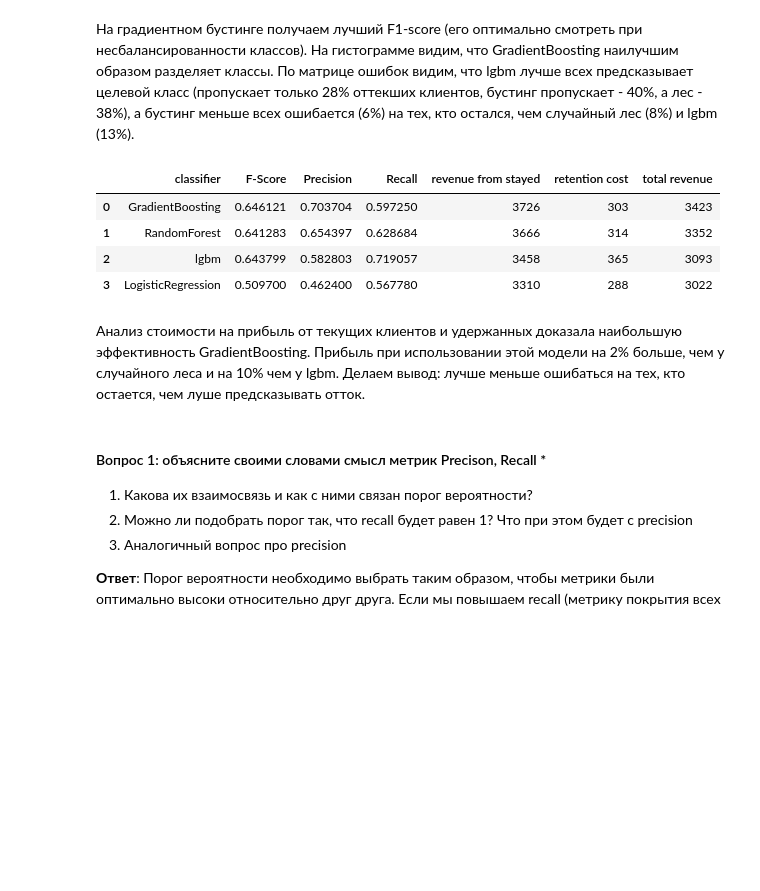
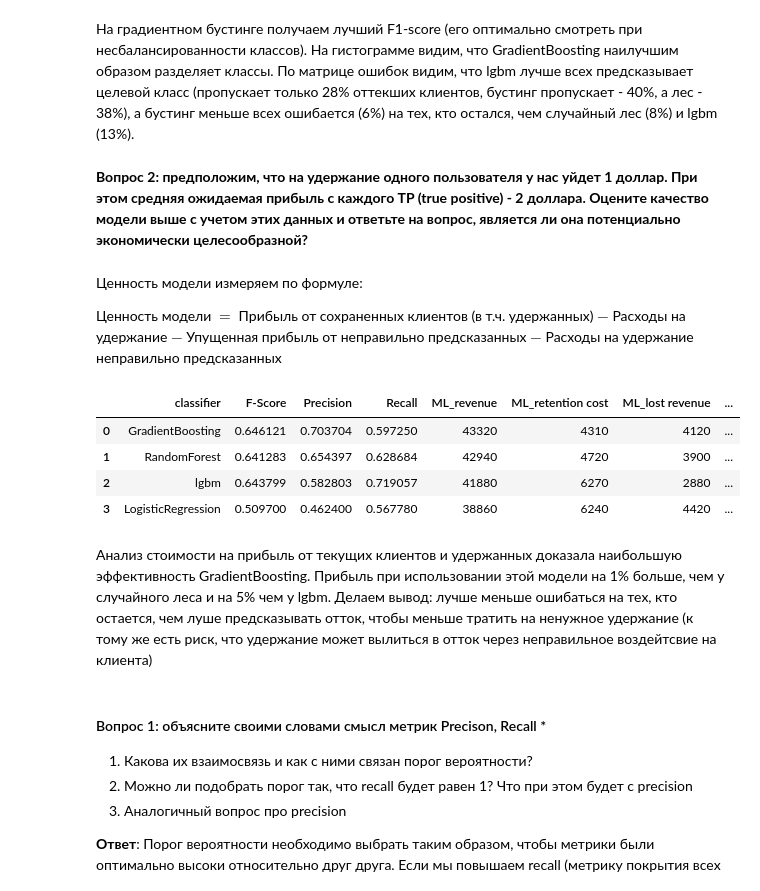
Before and after one commit to asplv/ML_in_bussiness, a Jupyter notebook: hw5/Churn_hw5.ipynb, the cells around one changed output. Saved outputs shown, nothing was run; the diff lists cells and outputs as text; code cells hidden in the pictures; blank space fills up the shorter version.

```diff
--- a/hw5/Churn_hw5.ipynb
+++ b/hw5/Churn_hw5.ipynb
@@ -102,15 +102,32 @@ def plot_confusion_matrix(cm, classes,
         print('Confusion matrix, without normalization')
 
     # считаем деньги
-    retention_rate = 1
-    revenue__from_stayed_rate = 2
-    revenue_from_stayed = cm[0][0]*revenue__from_stayed_rate
+    # Ценность модели = Прибыль c ML - Прибыль без ML
+
+    retention_rate = 10
+    revenue_rate = 20
+
+    revenue = cm[1][1]*revenue_rate + cm[0][0]*revenue_rate
+    lost_revenue = cm[1][0]*revenue_rate
+
     retention_cost = cm[1][1]*retention_rate
-    print(f'Total revenue:{revenue_from_stayed-retention_cost}$')
+    extra_retention_cost = cm[0][1]*retention_rate
 
-    results['revenue from stayed'].append(revenue_from_stayed)
-    results['retention cost'].append(retention_cost)
-    results['total revenue'].append(revenue_from_stayed-retention_cost)
+
+    # получили прибыль со всех, кто остался в банке, вычли расходы на удержание всех
+    rubl_all_retain = revenue - np.sum(cm) * retention_rate
+
+    # прибыль от сохраненных клиентов - расходы на удержание - расходы на удержание неправильно предсказанных
+    # - Упущенная прибыль от неправильно предсказанных
+    rubl_ML = revenue-retention_cost-lost_revenue-extra_retention_cost
+
+    print(f'Total revenue:{rubl_ML-rubl_all_retain}$')
+
+    results['ML_revenue'].append(revenue)
+    results['ML_retention cost'].append(retention_cost+extra_retention_cost)
+    results['ML_lost revenue'].append(lost_revenue)
+
+    results['ML_total revenue'].append(rubl_ML-rubl_all_retain)
 
 
     thresh = cm.max() / 2.
@@ -310,9 +327,10 @@ results = {
     'F-Score': [],
     'Precision': [],
     'Recall': [],
-    'revenue from stayed': [],
-    'retention cost': [],
-    'total revenue': []
+    'ML_revenue': [],
+    'ML_retention cost': [],
+    'ML_lost revenue': [],
+    'ML_total revenue': []
 
 }
 # %%
@@ -412,17 +430,23 @@ Total revenue:3423$
 ... (4 outputs left out)
 # %% [markdown]
 На градиентном бустинге получаем лучший F1-score (его оптимально смотреть при несбалансированности классов). На гистограмме видим, что GradientBoosting наилучшим образом разделяет классы. По матрице ошибок видим, что lgbm лучше всех предсказывает целевой класс (пропускает только 28% оттекших клиентов, бустинг пропускает - 40%, а лес - 38%), а бустинг  меньше всех ошибается (6%) на тех, кто остался, чем случайный лес (8%) и lgbm (13%).
+# %% [markdown]
+<b>Вопрос 2: предположим, что на удержание одного пользователя у нас уйдет 1 доллар. При этом средняя ожидаемая прибыль с каждого TP (true positive) - 2 доллара. Оцените качество модели выше с учетом этих данных и ответьте на вопрос, является ли она потенциально экономически целесообразной?</b>
+# %% [markdown]
+Ценность модели измеряем по формуле:
+
+Ценность модели $=$ Прибыль от сохраненных клиентов (в т.ч. удержанных) $-$ Расходы на удержание $-$ Упущенная прибыль от неправильно предсказанных $-$ Расходы на удержание неправильно предсказанных
 # %%
-df_results = pd.DataFrame(results).sort_values('total revenue', axis=0, ascending=False).reset_index(drop=True)
+df_results = pd.DataFrame(results).sort_values('ML_total revenue', axis=0, ascending=False).reset_index(drop=True)
 df_results
 # %% [output]
-|  | classifier | F-Score | Precision | Recall | revenue from stayed | retention cost | total revenue |
-| 0 | GradientBoosting | 0.646121 | 0.703704 | 0.597250 | 3726 | 303 | 3423 |
-| 1 | RandomForest | 0.641283 | 0.654397 | 0.628684 | 3666 | 314 | 3352 |
-| 2 | lgbm | 0.643799 | 0.582803 | 0.719057 | 3458 | 365 | 3093 |
-| 3 | LogisticRegression | 0.509700 | 0.462400 | 0.567780 | 3310 | 288 | 3022 |
+|  | classifier | F-Score | Precision | Recall | ML_revenue | ML_retention cost | ML_lost revenue | ... |
+| 0 | GradientBoosting | 0.646121 | 0.703704 | 0.597250 | 43320 | 4310 | 4120 | ... |
+| 1 | RandomForest | 0.641283 | 0.654397 | 0.628684 | 42940 | 4720 | 3900 | ... |
+| 2 | lgbm | 0.643799 | 0.582803 | 0.719057 | 41880 | 6270 | 2880 | ... |
+| 3 | LogisticRegression | 0.509700 | 0.462400 | 0.567780 | 38860 | 6240 | 4420 | ... |
 # %% [markdown]
-Анализ стоимости на прибыль от текущих клиентов и удержанных доказала наибольшую эффективность GradientBoosting. Прибыль при использовании этой модели на 2% больше, чем у случайного леса и на 10% чем у lgbm. Делаем вывод: лучше меньше ошибаться на тех, кто остается, чем луше предсказывать отток.
+Анализ стоимости на прибыль от текущих клиентов и удержанных доказала наибольшую эффективность GradientBoosting. Прибыль при использовании этой модели на 1% больше, чем у случайного леса и на 5% чем у lgbm. Делаем вывод: лучше меньше ошибаться на тех, кто остается, чем луше предсказывать отток, чтобы меньше тратить на ненужное удержание (к тому же есть риск, что удержание может вылиться в отток через неправильное воздейтсвие на клиента)
 # %% [markdown]
 #### Вопрос 1: объясните своими словами смысл метрик Precison, Recall *
 1. Какова их взаимосвязь и как с ними связан порог вероятности?
```
Also changed, not shown: parts of 7 cells of this notebook.
